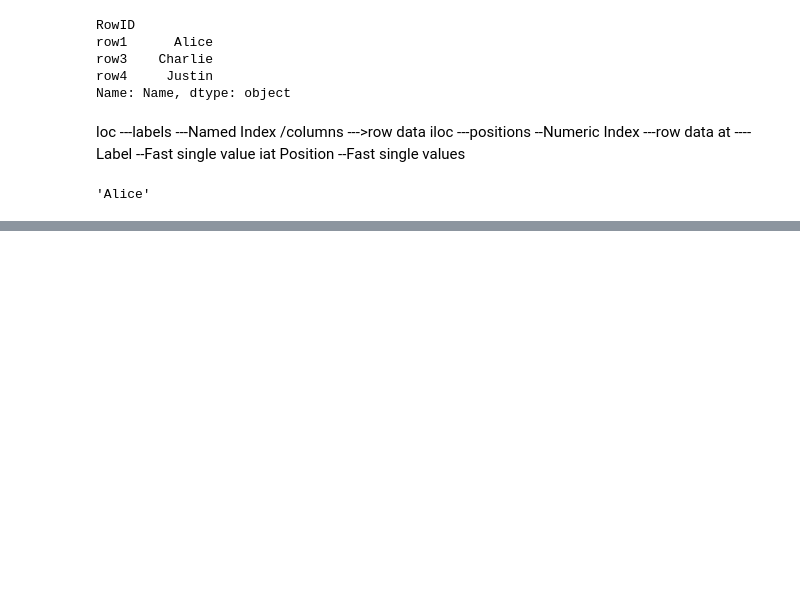
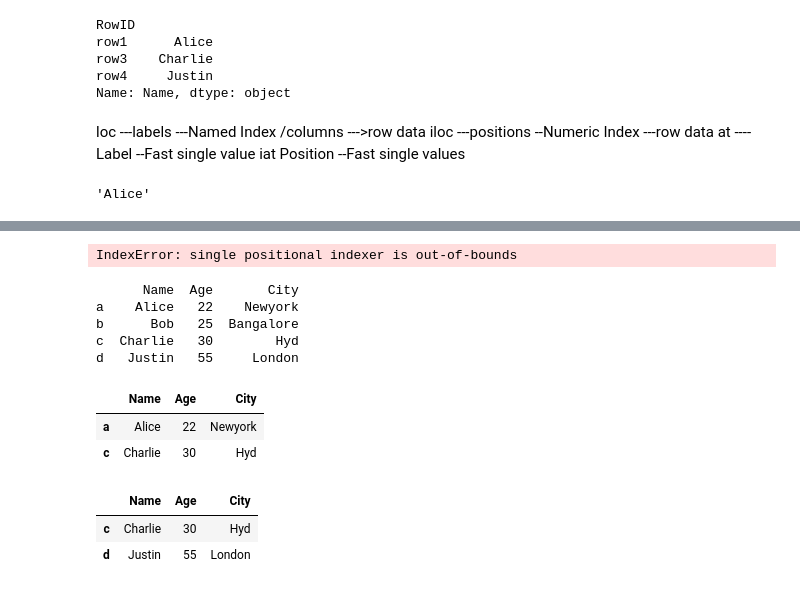
Before and after one commit to LokeshBachu/Python22-2026, a Jupyter notebook: Pandas.ipynb, the cells around one changed output, grey strips where cells are left out. Drawn from its saved outputs; the diff is of its cells as text; code cells hidden in the pictures; blank space fills up the shorter version.

```diff
--- a/Pandas.ipynb
+++ b/Pandas.ipynb
@@ -794,0 +904,60 @@ df.iat[0,0]
+# %%
+# Labels VS Postions ---loc vs iloc
+
+#df.loc["a"]  # Label based access
+df.iloc[0]   # Position based access
+
+# Slice behaviour
+df.loc["a":"c"]  # Label based slicing --inclusive way of slicing
+df.iloc[0:3]   # Position based slicing --exclusive way of slicing
+
+# Integer Index confusions
+df1=pd.DataFrame({"A":[10,20,30]},index=[10,20,30])
+df1.loc[10]  # Label based access  ---label works fine
+#df1.iloc[10]  # Position based access  ---Position ---Error out of index
+
+df1.iloc[2]
+
+# Error
+#df1.loc[100]  # Label based access --Key error
+#df1.loc["k"]
+
+#df.iloc[10] # InterError
+# %% [output]
+IndexError: single positional indexer is out-of-bounds
+# %%
+# Real usage of loc and iloc
+df=pd.DataFrame({
+    'Name':['Alice','Bob','Charlie','Justin'],
+    'Age':[22,25,30,55],
+    'City':['Newyork','Bangalore','Hyd','London'],
+},index=["a","b","c","d"])
+print(df)
+# Mixed conditions using loc
+df.loc[(df['Age'] > 25) & (df['City'] == 'Hyd')]
+# Select Rows using List and also slice
+df.loc[["a","c"],"Name":"City"]  # Mixed selection using list and slice. Here we are selecting rows using list and columns using slice.
+
+# Reverse
+df.loc[::-1]
+
+# Select 4 th row  df.iloc[3]  ---Select nth row df.iloc[::n-1]
+df.iloc[::2]
+# %% [output]
+      Name  Age       City
+a    Alice   22    Newyork
+b      Bob   25  Bangalore
+c  Charlie   30        Hyd
+d   Justin   55     London
+|  | Name | Age | City |
+| a | Alice | 22 | Newyork |
+| c | Charlie | 30 | Hyd |
+# %%
+# Boolean with .iloc --may not work
+#df.iloc[df["Age"] > 25]   ----Not Allowed --Value Error
+
+df.iloc[df["Age"].values > 25]   # Allowed --Works fine. It is a boolean indexing with iloc.
+# %% [output]
+|  | Name | Age | City |
+| c | Charlie | 30 | Hyd |
+| d | Justin | 55 | London |
```
Also changed, not shown: parts of 7 cells of this notebook.
